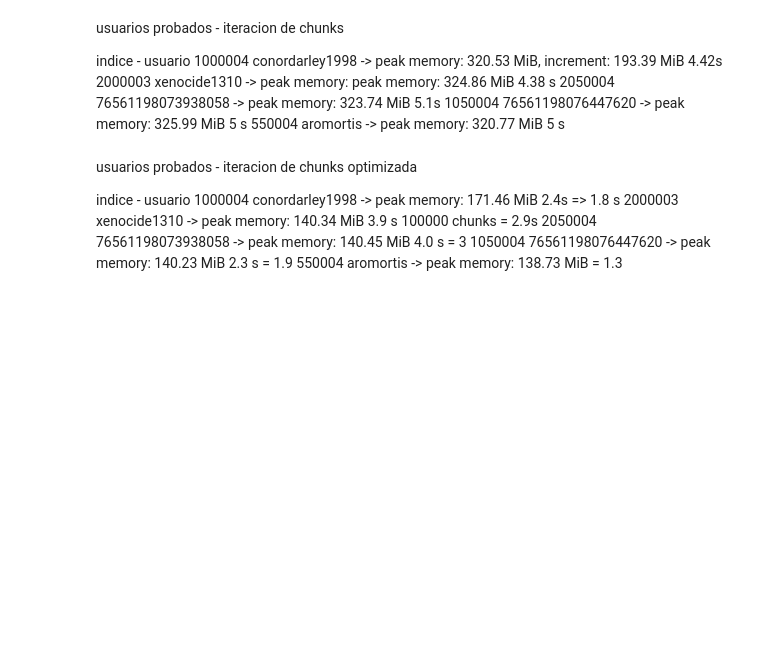
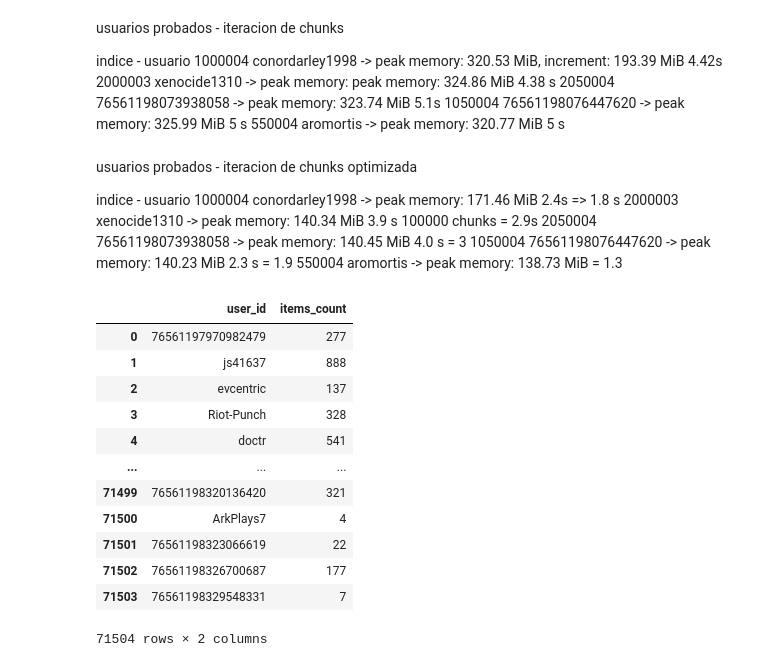
Before and after one commit to jonathancastillo185/Proyecto_Steam, a Jupyter notebook: Funcion2.ipynb, the cells around one changed output. Saved outputs shown, nothing was run; the diff lists cells and outputs as text; code cells hidden in the pictures; blank space fills up the shorter version.

```diff
--- a/Funcion2.ipynb
+++ b/Funcion2.ipynb
@@ -58,3 +58,19 @@ indice  -   usuario
 2050004     76561198073938058 -> peak memory: 140.45 MiB 4.0 s = 3
 1050004     76561198076447620 -> peak memory: 140.23 MiB 2.3 s =  1.9
 550004      aromortis -> peak memory: 138.73 MiB    = 1.3
+# %%
+item_user
+# %% [output]
+|  | user_id | items_count |
+| 0 | 76561197970982479 | 277 |
+| 1 | js41637 | 888 |
+| 2 | evcentric | 137 |
+| 3 | Riot-Punch | 328 |
+| 4 | doctr | 541 |
+| ... | ... | ... |
+| 71499 | 76561198320136420 | 321 |
+| 71500 | ArkPlays7 | 4 |
+| 71501 | 76561198323066619 | 22 |
+| 71502 | 76561198326700687 | 177 |
+| 71503 | 76561198329548331 | 7 |
+71504 rows × 2 columns
```
Also changed, not shown: parts of 1 cell of this notebook, 4 other files.
